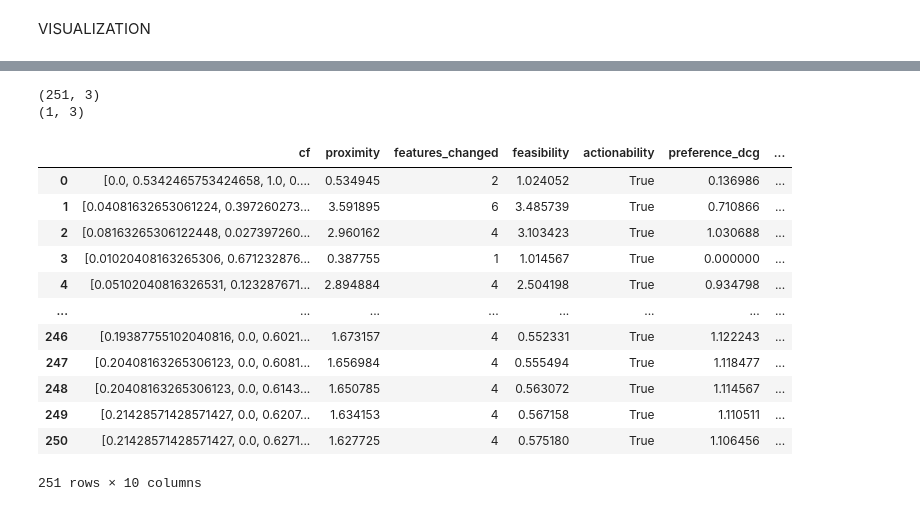
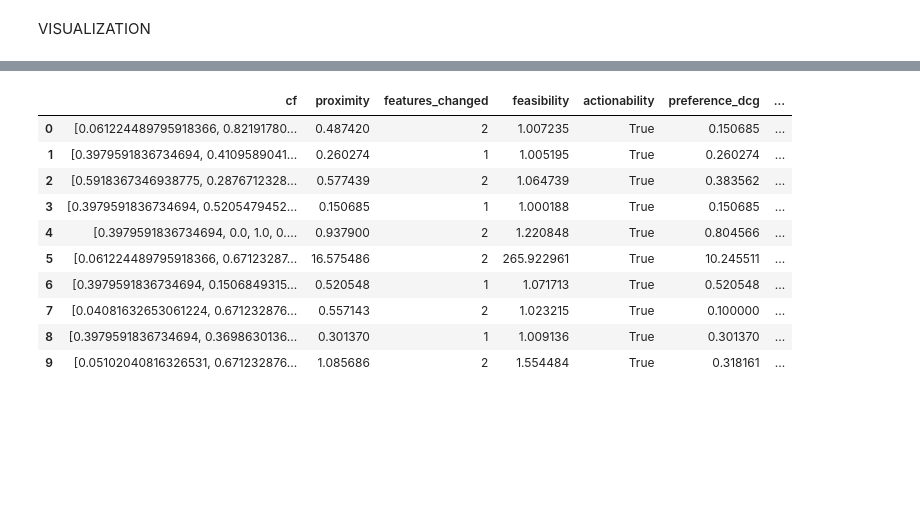
Before and after one commit to istepka/MCSECE, a Jupyter notebook: src/ensemble.ipynb, the cells around one changed output, grey strips where cells are left out. Drawn from its saved outputs; the diff is of its cells as text; code cells hidden in the pictures; blank space fills up the shorter version.

```diff
--- a/src/ensemble.ipynb
+++ b/src/ensemble.ipynb
@@ -105,0 +83,5 @@ WARNING:tensorflow:From c:\ProgramData\Anaconda3\envs\cf\lib\site-packages\alibi
+# %%
+from alibi_impl import AlibiWachter
+
+model = AlibiWachter('../models/adult_RF.pkl', 'sklearn', query_instance_sparse_normalized.shape)
+explanation = model.generate_counterfactuals(query_instance_sparse_normalized)
@@ -110,7 +94,7 @@ for key, lst in explanation['data']['all'].items():
         for cf in lst:
             wachter_counterfactuals.append(cf['X'])
 
-wachter_counterfactuals = np.array(wachter_counterfactuals).reshape(-1, shape[1])
+wachter_counterfactuals = np.array(wachter_counterfactuals).reshape(-1, query_instance_sparse_normalized.shape[1])
 
 wachter_counterfactuals_df = pd.DataFrame(wachter_counterfactuals, columns=constr['features_order_after_split'])
 
@@ -131,7 +115,10 @@ wachter_counterfactuals_df = inverse_transform_to_sparse(
 
 wachter_counterfactuals_df['explainer'] = 'wachter'
 
-all_counterfactuals = pd.concat([all_counterfactuals, wachter_counterfactuals_df], ignore_index=True)
+# Reduce number of Wachter counterfactuals because they are almost the same
+sampled_wachter_cfs = wachter_counterfactuals_df.sample(40)
+
+all_counterfactuals = pd.concat([all_counterfactuals, sampled_wachter_cfs], ignore_index=True)
 
 wachter_counterfactuals_df.head(5)
 # %% [output]
@@ -147,0 +137,7 @@ wachter_counterfactuals_df.shape
+# %%
+from alibi.explainers import CounterfactualProto
+
+import pickle
+with open('../models/adult_RF.pkl', 'rb') as f:
+    model = pickle.load(f)
+predict_fnct = lambda x: model.predict(x)
@@ -209,5 +263,15 @@ Counterfactuals:  (536, 13)
 # %%
 from visualization_helpers import filter_non_valid
+from visualization_helpers import filter_non_actionable
+import pickle
+
+# SKLEARN
+with open('../models/adult_RF.pkl', 'rb') as f:
+    model = pickle.load(f)
+
+# TENSORFLOW
+# model = tf.keras.models.load_model('../models/adult_NN/')
+
 predict_fn = lambda x: model.predict(x)
 
 valid_counterfactuals_sparse_normalized = filter_non_valid(predict_fn, query_instance_sparse_normalized, counterfactuals_sparse_normalized)
@@ -244,28 +306,20 @@ See the caveats in the documentation: https://pandas.pydata.org/pandas-docs/stab
 # %%
 scores_df = get_scores(valid_counterfactuals_sparse_normalized.to_numpy(), query_instance_sparse_normalized, train_dataset_sparse_normalized, train_dataset['income'], mask_indices)
-# %%
-from visualization_helpers import filter_non_actionable
-valid_counterfactuals = filter_non_actionable(valid_counterfactuals, query_instance, constr['non_actionable_features'])
-# %% [output]
-(251, 3)
-(1, 3)
 # %%
 scores_df['explainer'] = valid_counterfactuals['explainer']
-scores_df
+scores_df.head(10)
 # %% [output]
 |  | cf | proximity | features_changed | feasibility | actionability | preference_dcg | ... |
-| 0 | [0.0, 0.5342465753424658, 1.0, 0.... | 0.534945 | 2 | 1.024052 | True | 0.136986 | ... |
-| 1 | [0.04081632653061224, 0.397260273... | 3.591895 | 6 | 3.485739 | True | 0.710866 | ... |
-| 2 | [0.08163265306122448, 0.027397260... | 2.960162 | 4 | 3.103423 | True | 1.030688 | ... |
-| 3 | [0.01020408163265306, 0.671232876... | 0.387755 | 1 | 1.014567 | True | 0.000000 | ... |
-| 4 | [0.05102040816326531, 0.123287671... | 2.894884 | 4 | 2.504198 | True | 0.934798 | ... |
-| ... | ... | ... | ... | ... | ... | ... | ... |
-| 246 | [0.19387755102040816, 0.0, 0.6021... | 1.673157 | 4 | 0.552331 | True | 1.122243 | ... |
-| 247 | [0.20408163265306123, 0.0, 0.6081... | 1.656984 | 4 | 0.555494 | True | 1.118477 | ... |
-| 248 | [0.20408163265306123, 0.0, 0.6143... | 1.650785 | 4 | 0.563072 | True | 1.114567 | ... |
-| 249 | [0.21428571428571427, 0.0, 0.6207... | 1.634153 | 4 | 0.567158 | True | 1.110511 | ... |
-| 250 | [0.21428571428571427, 0.0, 0.6271... | 1.627725 | 4 | 0.575180 | True | 1.106456 | ... |
+| 0 | [0.061224489795918366, 0.82191780... | 0.487420 | 2 | 1.007235 | True | 0.150685 | ... |
+| 1 | [0.3979591836734694, 0.4109589041... | 0.260274 | 1 | 1.005195 | True | 0.260274 | ... |
+| 2 | [0.5918367346938775, 0.2876712328... | 0.577439 | 2 | 1.064739 | True | 0.383562 | ... |
+| 3 | [0.3979591836734694, 0.5205479452... | 0.150685 | 1 | 1.000188 | True | 0.150685 | ... |
+| 4 | [0.3979591836734694, 0.0, 1.0, 0.... | 0.937900 | 2 | 1.220848 | True | 0.804566 | ... |
+| 5 | [0.061224489795918366, 0.67123287... | 16.575486 | 2 | 265.922961 | True | 10.245511 | ... |
+| 6 | [0.3979591836734694, 0.1506849315... | 0.520548 | 1 | 1.071713 | True | 0.520548 | ... |
+| 7 | [0.04081632653061224, 0.671232876... | 0.557143 | 2 | 1.023215 | True | 0.100000 | ... |
+| 8 | [0.3979591836734694, 0.3698630136... | 0.301370 | 1 | 1.009136 | True | 0.301370 | ... |
+| 9 | [0.05102040816326531, 0.671232876... | 1.085686 | 2 | 1.554484 | True | 0.318161 | ... |
-251 rows × 10 columns
 # %%
 import seaborn as sns
 
```
Also changed, not shown: parts of 24 cells of this notebook, 11 other files.
